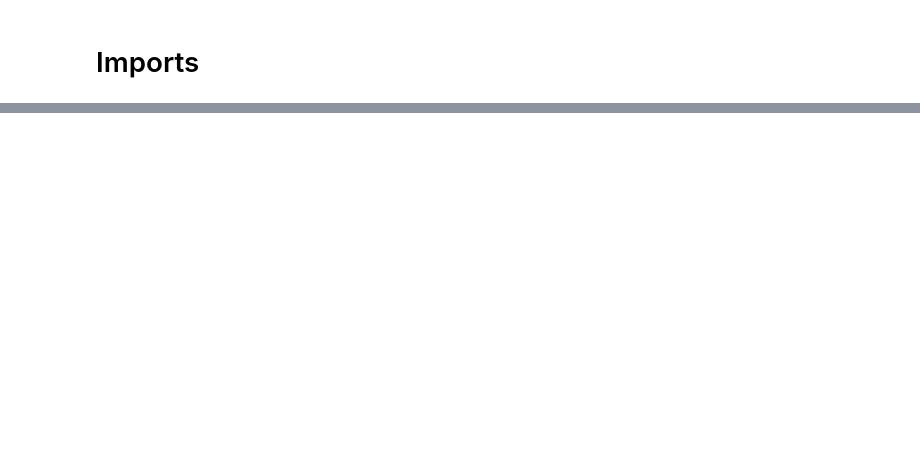
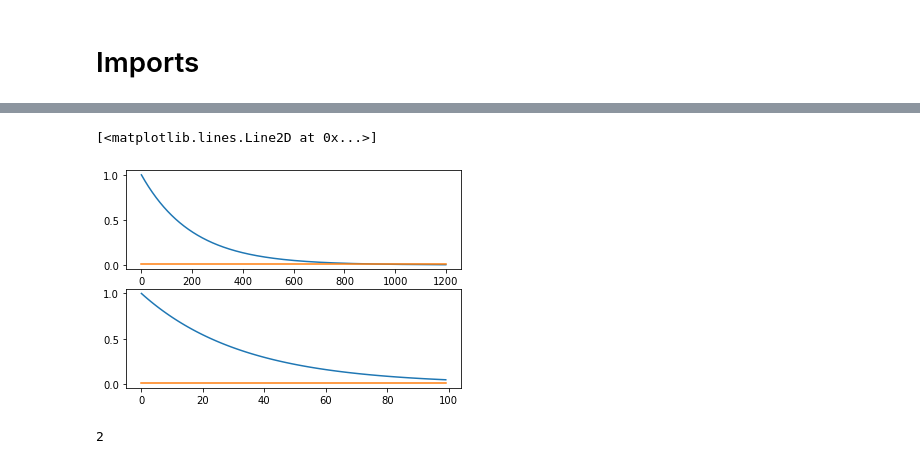
Before and after one commit to Tompolompo/pygame, a Jupyter notebook: workbook.ipynb, the cells around one changed output, grey strips where cells are left out. Saved outputs shown, nothing was run; the diff lists cells and outputs as text; code cells hidden in the pictures; blank space fills up the shorter version.

```diff
--- a/workbook.ipynb
+++ b/workbook.ipynb
@@ -64,0 +51,28 @@ game.playback(episode)
+# %%
+def step_decay(t):
+    return epsilon * epsilon_step_decay ** t
+
+def episode_decay(t):
+    return epsilon*epsilon_episode_decay**t
+# %%
+epsilon_min = 0.01
+epsilon = 1.0
+epsilon_step_decay = 0.995
+epsilon_episode_decay = 0.97
+steps = np.linspace(0,10*2*60-1,10*2*60)
+episodes = np.linspace(0,99,100)
+# %%
+fig, axs = plt.subplots(2,1)
+ax=axs[0]
+ax.plot(steps, step_decay(steps))
+ax.plot([steps[0], steps[-1]], [epsilon_min, epsilon_min])
+ax=axs[1]
+ax.plot(episodes, episode_decay(episodes))
+ax.plot([episodes[0], episodes[-1]], [epsilon_min, epsilon_min])
+# %% [output]
+[<matplotlib.lines.Line2D at 0x...>]
+[figure, added]
+# %%
+max(1,2)
+# %% [output]
+2
```
Also changed, not shown: parts of 9 cells of this notebook, 23 other files.
